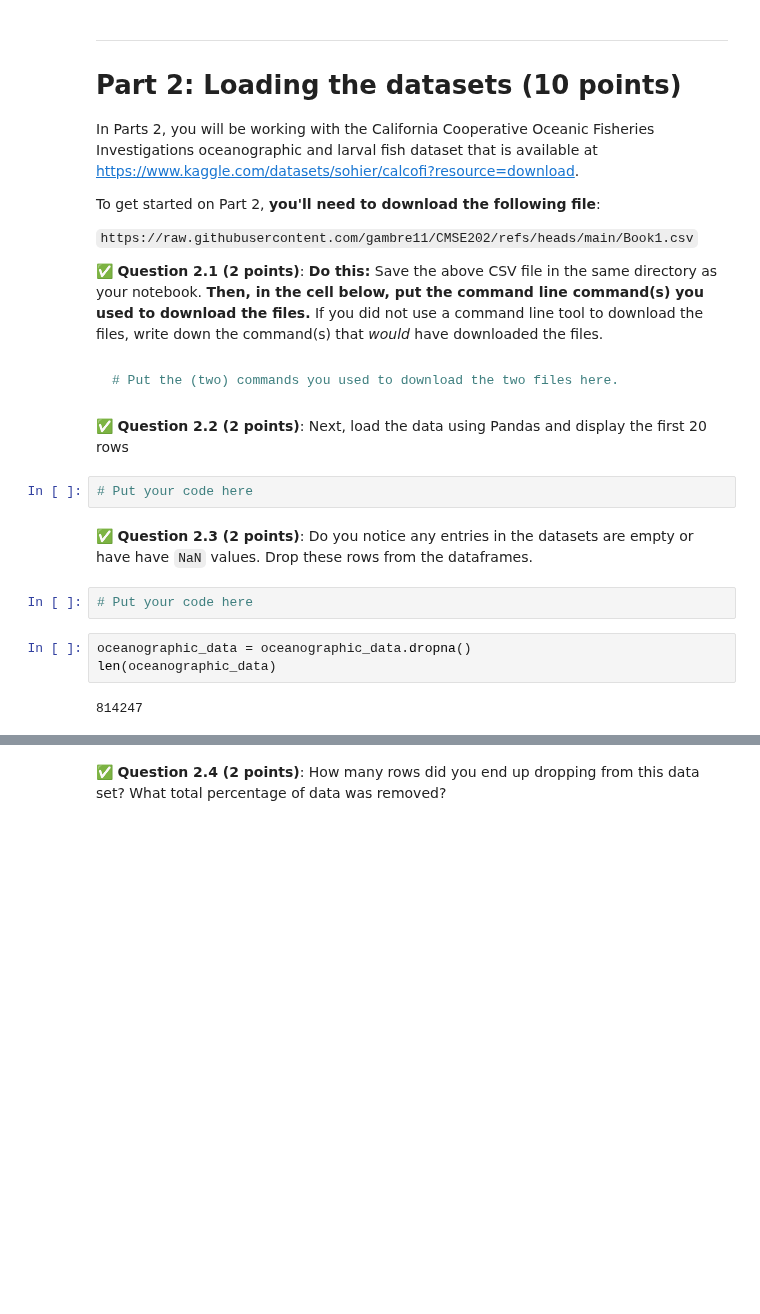
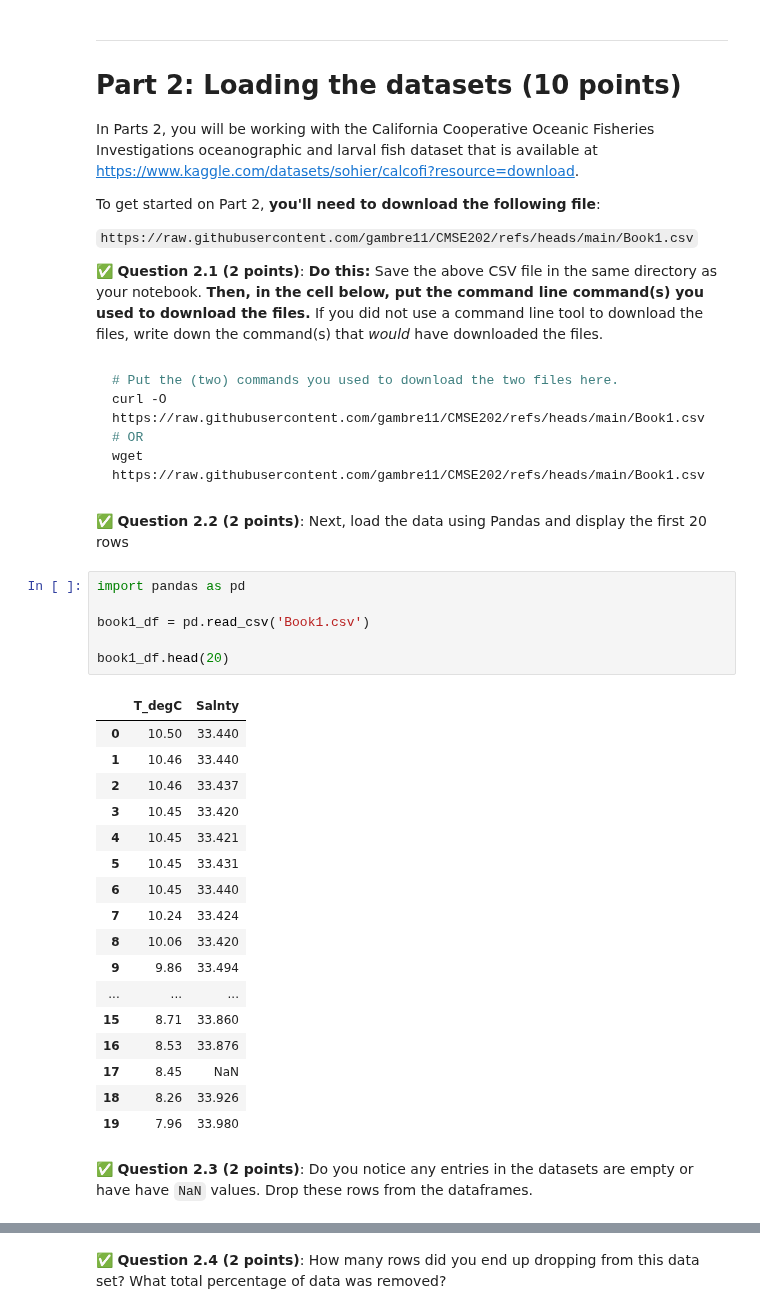
Before and after one commit to burririt/CMSE202-s25-turnin, a Jupyter notebook: hw-03/HW-03_Regression-S25-RithvikBurri.ipynb, the cells around one changed output, grey strips where cells are left out. Saved outputs shown, nothing was run; the diff lists cells and outputs as text; blank space fills up the shorter version.

````diff
--- a/hw-03/HW-03_Regression-S25-RithvikBurri.ipynb
+++ b/hw-03/HW-03_Regression-S25-RithvikBurri.ipynb
@@ -64,17 +64,35 @@ To get started on Part 2, **you'll need to download the following file**:
 # %% [markdown]
 ``` bash
 # Put the (two) commands you used to download the two files here.
+curl -O https://raw.githubusercontent.com/gambre11/CMSE202/refs/heads/main/Book1.csv
+# OR
+wget https://raw.githubusercontent.com/gambre11/CMSE202/refs/heads/main/Book1.csv
 ```
 # %% [markdown]
 &#9989;  **Question 2.2 (2 points)**: Next, load the data using Pandas and display the first 20 rows
-# %%
-# Put your code here
+# %%
+import pandas as pd
+
+book1_df = pd.read_csv('Book1.csv')
+
+book1_df.head(20)
+# %% [output]
+|  | T_degC | Salnty |
+| 0 | 10.50 | 33.440 |
+| 1 | 10.46 | 33.440 |
+| 2 | 10.46 | 33.437 |
+| 3 | 10.45 | 33.420 |
+| 4 | 10.45 | 33.421 |
+| 5 | 10.45 | 33.431 |
+| 6 | 10.45 | 33.440 |
+| 7 | 10.24 | 33.424 |
+| 8 | 10.06 | 33.420 |
+| 9 | 9.86 | 33.494 |
+| ... | ... | ... |
+| 15 | 8.71 | 33.860 |
+| 16 | 8.53 | 33.876 |
+| 17 | 8.45 | NaN |
+| 18 | 8.26 | 33.926 |
+| 19 | 7.96 | 33.980 |
 # %% [markdown]
 &#9989;  **Question 2.3 (2 points)**: Do you notice any entries in the datasets are empty or have have `NaN` values. Drop these rows from the dataframes.
-# %%
-# Put your code here
-# %%
-oceanographic_data = oceanographic_data.dropna()
-len(oceanographic_data)
-# %% [output]
-814247
````
Also changed, not shown: parts of 15 cells of this notebook, 1 other file.
